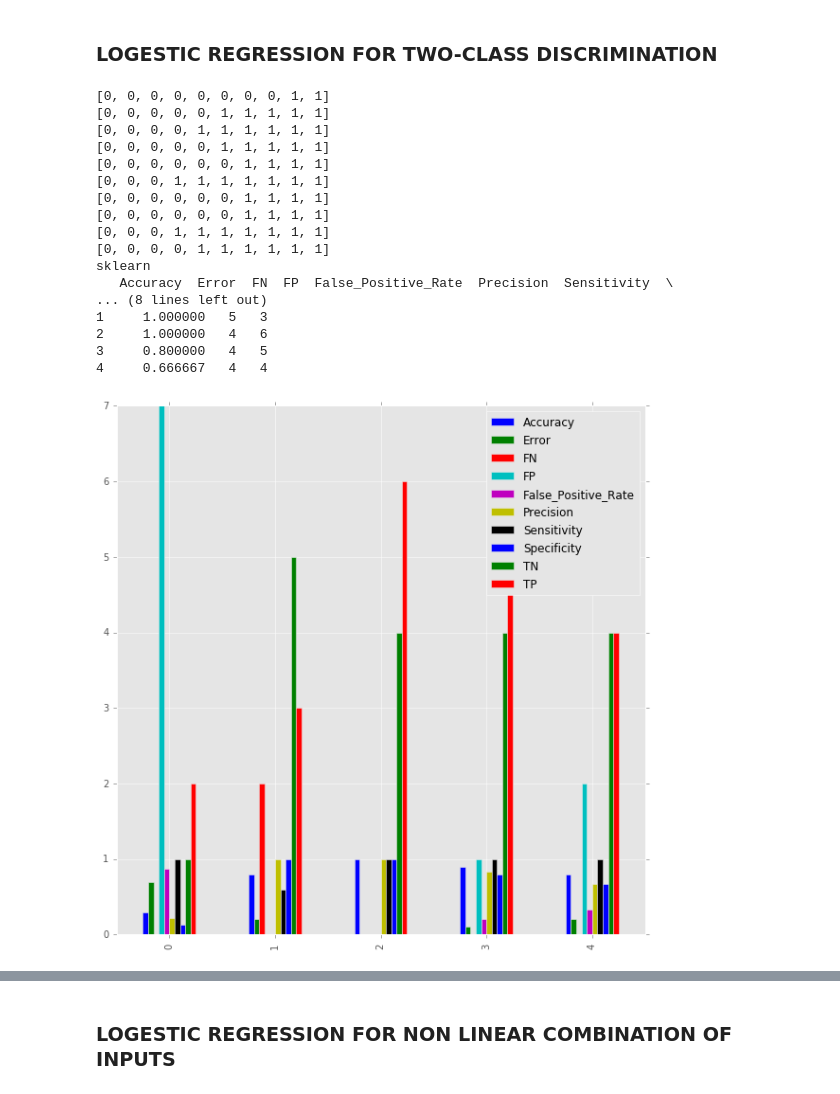
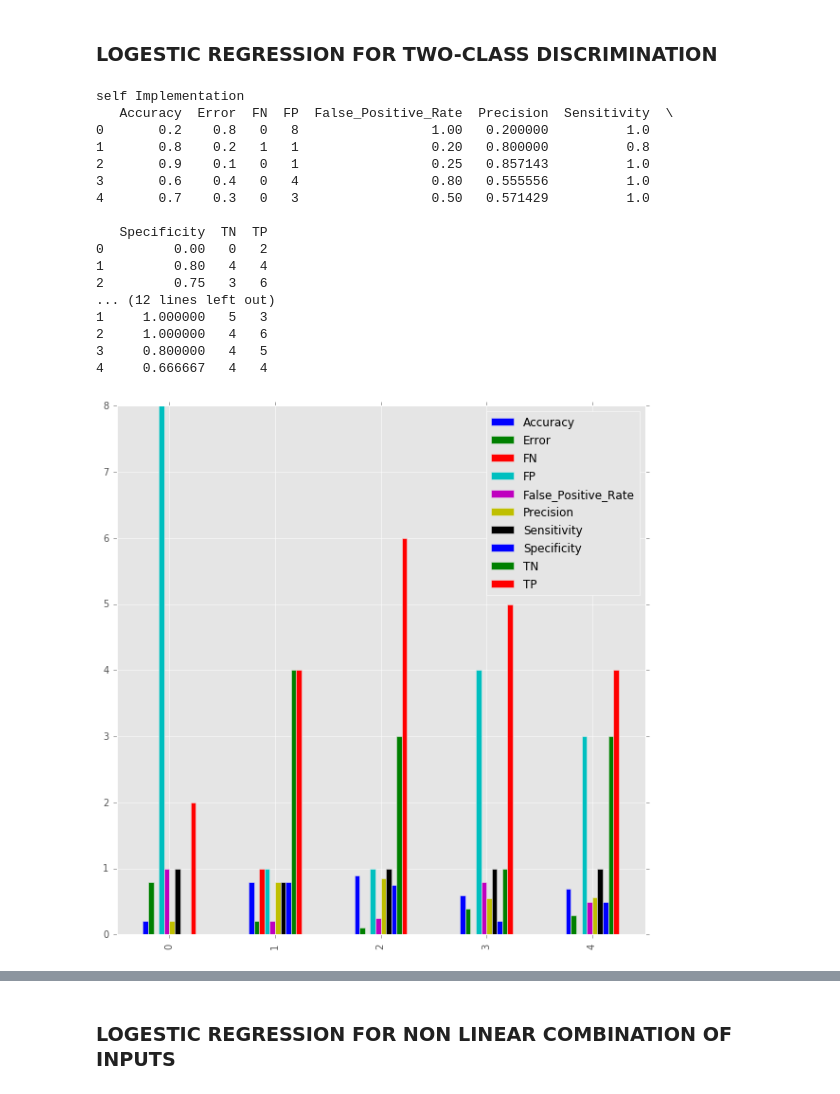
Before and after one commit to arvindshekar07/MachineLearning, a Jupyter notebook: Assignment3/Ass3.ipynb, the cells around one changed output, grey strips where cells are left out. Saved outputs shown, nothing was run; the diff lists cells and outputs as text; code cells hidden in the pictures.

```diff
--- a/Assignment3/Ass3.ipynb
+++ b/Assignment3/Ass3.ipynb
@@ -188,60 +235,61 @@ matricsTotal = []
 ld_matricsTotal = []
 kf = sklearn.cross_validation.KFold(n=len(Y_1D), n_folds=10, shuffle=True,random_state=5)
 for train_index, test_index in kf:
-    X_train, X_test =[list(X_1D[a]) for a  in train_index],[list(X_1D[a]) for a  in test_index]
+    X_train, X_test =np.array([list(X_1D[a]) for a  in train_index]),np.array([list(X_1D[a]) for a  in test_index])
     Y_train, Y_test = [Y_1D[a] for a  in train_index],[Y_1D[a] for a  in test_index]
 
-#     grad =  GDA1D2C()
-#     grad.fit(X_train,Y_train)
-#     predicted_Y_values = grad.predict(X_test)
-#     #self
+    #print X_train
+    grad =  LogesticRegressionSelf()
+    grad.fit(X_train,Y_train)
+    predicted_Y_values = grad.predict(X_test)
+    #self
 
-#     tm  = TestMetrics()
-#     tm.setData(Y_test,predicted_Y_values)
-#     TP,TN,FP,FN,Classification_Accuracy,Classification_Error,Sensitivity,Specificity,False_Positive_Rate,Precision =  tm.getMatrics()
-#     matricsTotal.append({"TP":TP,"TN":TN,"FP":FP,"FN":FN,"Accuracy":Classification_Accuracy,"Error":Classification_Error,"Sensitivity":Sensitivity,"Specificity":Specificity,"False_Positive_Rate":False_Positive_Rate,"Precision":Precision})
+    tm  = TestMetrics()
+    tm.setData(Y_test,predicted_Y_values)
+    TP,TN,FP,FN,Classification_Accuracy,Classification_Error,Sensitivity,Specificity,False_Positive_Rate,Precision =  tm.getMatrics()
+    matricsTotal.append({"TP":TP,"TN":TN,"FP":FP,"FN":FN,"Accuracy":Classification_Accuracy,"Error":Classification_Error,"Sensitivity":Sensitivity,"Specificity":Specificity,"False_Positive_Rate":False_Positive_Rate,"Precision":Precision})
 
     ### sklearn test
     ld_grad =   LogisticRegression()
     ld_grad.fit(X_train,Y_train)
     ld_predicted_Y_values = ld_grad.predict(X_test)
 
     ld_tm  = TestMetrics()
     ld_tm.setData(Y_test,ld_predicted_Y_values)
     TP,TN,FP,FN,Classification_Accuracy,Classification_Error,Sensitivity,Specificity,False_Positive_Rate,Precision =  ld_tm.getMatrics()
     ld_matricsTotal.append({"TP":TP,"TN":TN,"FP":FP,"FN":FN,"Accuracy":Classification_Accuracy,"Error":Classification_Error,"Sensitivity":Sensitivity,"Specificity":Specificity,"False_Positive_Rate":False_Positive_Rate,"Precision":Precision})
 
 
 
 
 matplotlib.style.use('ggplot')
 
-# print "self Implementation"
-# df = pd.DataFrame(matricsTotal).head()
-# #df.plot.figure(figsize=(50,50))
-# df.plot(kind = 'bar',figsize =(10 ,10),stacked = False)
-# print df
+print "self Implementation"
+df = pd.DataFrame(matricsTotal).head()
+#df.plot.figure(figsize=(50,50))
+df.plot(kind = 'bar',figsize =(10 ,10),stacked = False)
+print df
 
 print "sklearn"
 ld_df = pd.DataFrame(ld_matricsTotal).head()
 ld_df.plot(kind = 'bar',figsize =(10 ,10),stacked = False)
 print ld_df
 # %% [output]
-[0, 0, 0, 0, 0, 0, 0, 0, 1, 1]
-[0, 0, 0, 0, 0, 1, 1, 1, 1, 1]
-[0, 0, 0, 0, 1, 1, 1, 1, 1, 1]
-[0, 0, 0, 0, 0, 1, 1, 1, 1, 1]
-[0, 0, 0, 0, 0, 0, 1, 1, 1, 1]
-[0, 0, 0, 1, 1, 1, 1, 1, 1, 1]
-[0, 0, 0, 0, 0, 0, 1, 1, 1, 1]
-[0, 0, 0, 0, 0, 0, 1, 1, 1, 1]
-[0, 0, 0, 1, 1, 1, 1, 1, 1, 1]
-[0, 0, 0, 0, 1, 1, 1, 1, 1, 1]
-sklearn
+self Implementation
    Accuracy  Error  FN  FP  False_Positive_Rate  Precision  Sensitivity  \
-... (8 lines left out)
+0       0.2    0.8   0   8                 1.00   0.200000          1.0
+1       0.8    0.2   1   1                 0.20   0.800000          0.8
+2       0.9    0.1   0   1                 0.25   0.857143          1.0
+3       0.6    0.4   0   4                 0.80   0.555556          1.0
+4       0.7    0.3   0   3                 0.50   0.571429          1.0
+
+   Specificity  TN  TP
+0         0.00   0   2
+1         0.80   4   4
+2         0.75   3   6
+... (12 lines left out)
 1     1.000000   5   3
 2     1.000000   4   6
 3     0.800000   4   5
 4     0.666667   4   4
-[figure, old version]
+[figure, new version]
```
Also changed, not shown: parts of 4 cells of this notebook.
